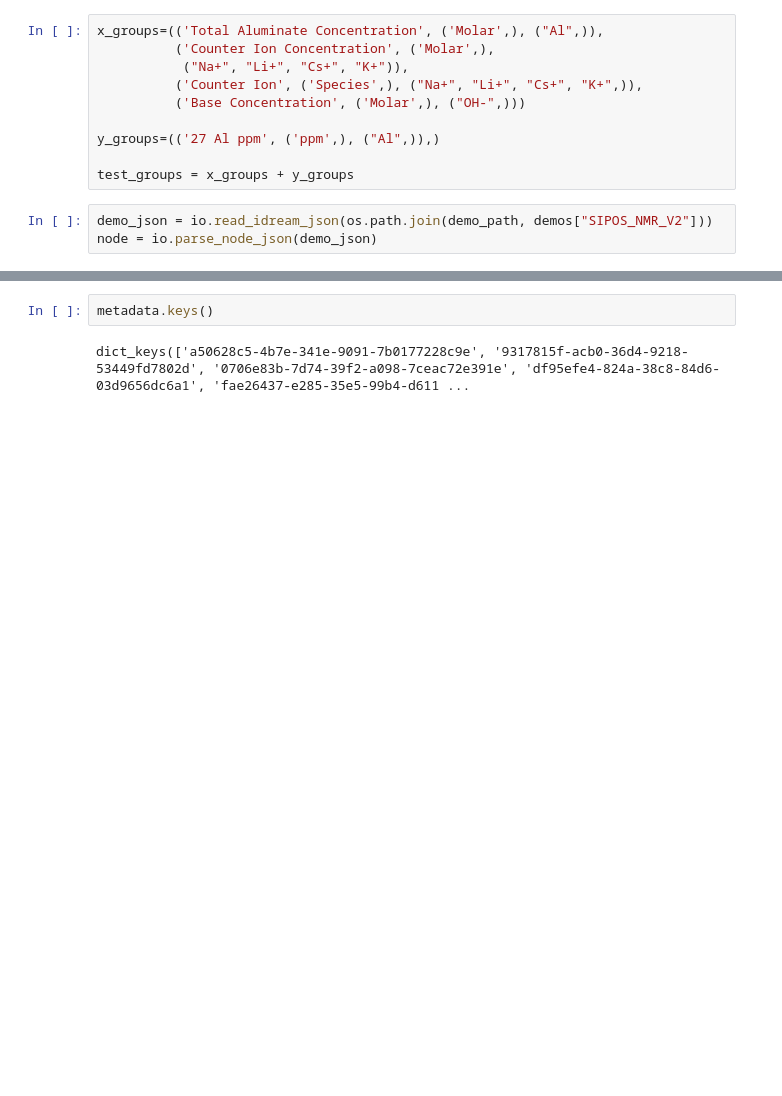
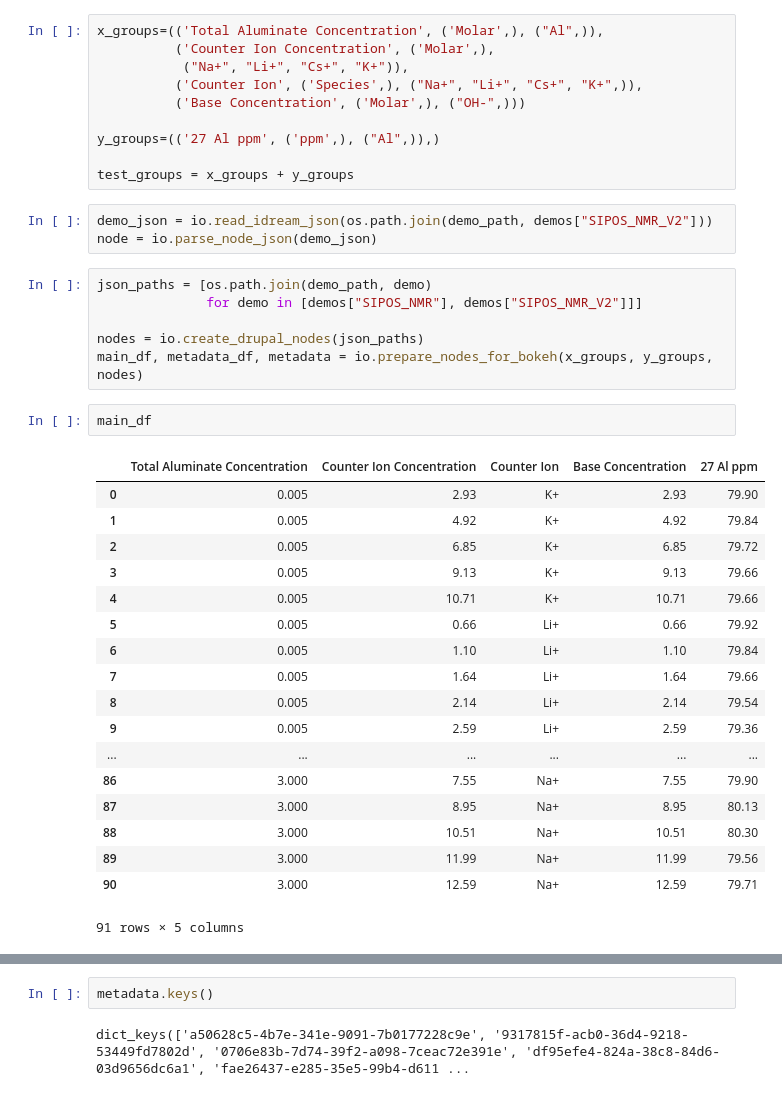
Before and after one commit to biggstd/isaDream, a Jupyter notebook: dev_notebooks/io.ipynb, the cells around one changed output, grey strips where cells are left out. Saved outputs shown, nothing was run; the diff lists cells and outputs as text; blank space fills up the shorter version.

Commit message:
Fixed bugs in demo nmr json 2.

```diff
--- a/dev_notebooks/io.ipynb
+++ b/dev_notebooks/io.ipynb
@@ -23,6 +23,33 @@ test_groups = x_groups + y_groups
 # %%
 demo_json = io.read_idream_json(os.path.join(demo_path, demos["SIPOS_NMR_V2"]))
 node = io.parse_node_json(demo_json)
+# %%
+json_paths = [os.path.join(demo_path, demo)
+              for demo in [demos["SIPOS_NMR"], demos["SIPOS_NMR_V2"]]]
+
+nodes = io.create_drupal_nodes(json_paths)
+main_df, metadata_df, metadata = io.prepare_nodes_for_bokeh(x_groups, y_groups, nodes)
+# %%
+main_df
+# %% [output]
+|  | Total Aluminate Concentration | Counter Ion Concentration | Counter Ion | Base Concentration | 27 Al ppm |
+| 0 | 0.005 | 2.93 | K+ | 2.93 | 79.90 |
+| 1 | 0.005 | 4.92 | K+ | 4.92 | 79.84 |
+| 2 | 0.005 | 6.85 | K+ | 6.85 | 79.72 |
+| 3 | 0.005 | 9.13 | K+ | 9.13 | 79.66 |
+| 4 | 0.005 | 10.71 | K+ | 10.71 | 79.66 |
+| 5 | 0.005 | 0.66 | Li+ | 0.66 | 79.92 |
+| 6 | 0.005 | 1.10 | Li+ | 1.10 | 79.84 |
+| 7 | 0.005 | 1.64 | Li+ | 1.64 | 79.66 |
+| 8 | 0.005 | 2.14 | Li+ | 2.14 | 79.54 |
+| 9 | 0.005 | 2.59 | Li+ | 2.59 | 79.36 |
+| ... | ... | ... | ... | ... | ... |
+| 86 | 3.000 | 7.55 | Na+ | 7.55 | 79.90 |
+| 87 | 3.000 | 8.95 | Na+ | 8.95 | 80.13 |
+| 88 | 3.000 | 10.51 | Na+ | 10.51 | 80.30 |
+| 89 | 3.000 | 11.99 | Na+ | 11.99 | 79.56 |
+| 90 | 3.000 | 12.59 | Na+ | 12.59 | 79.71 |
+91 rows × 5 columns
 # %%
 data, metadata = io.collate_node(node, test_groups)
 # display(data)
```
Also changed, not shown: parts of 1 cell of this notebook, 5 other files.
